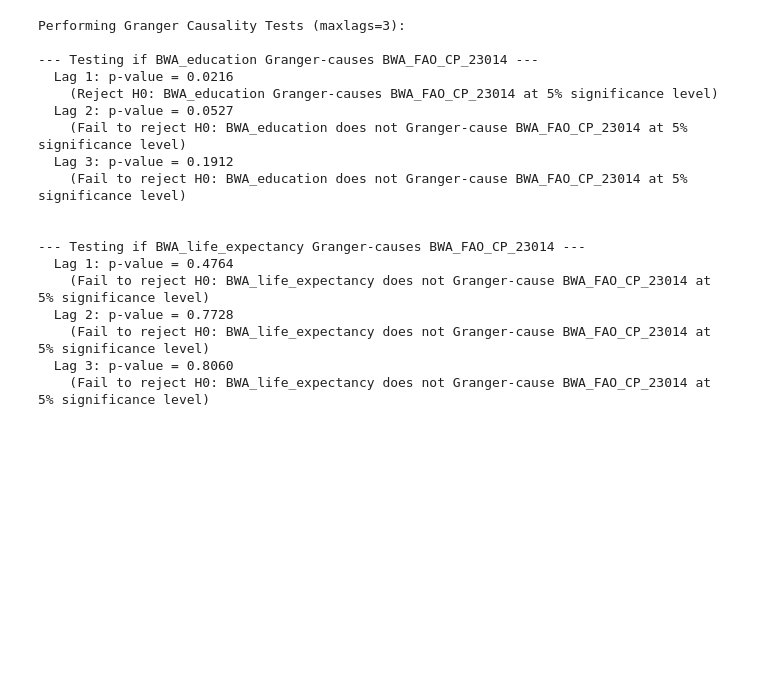
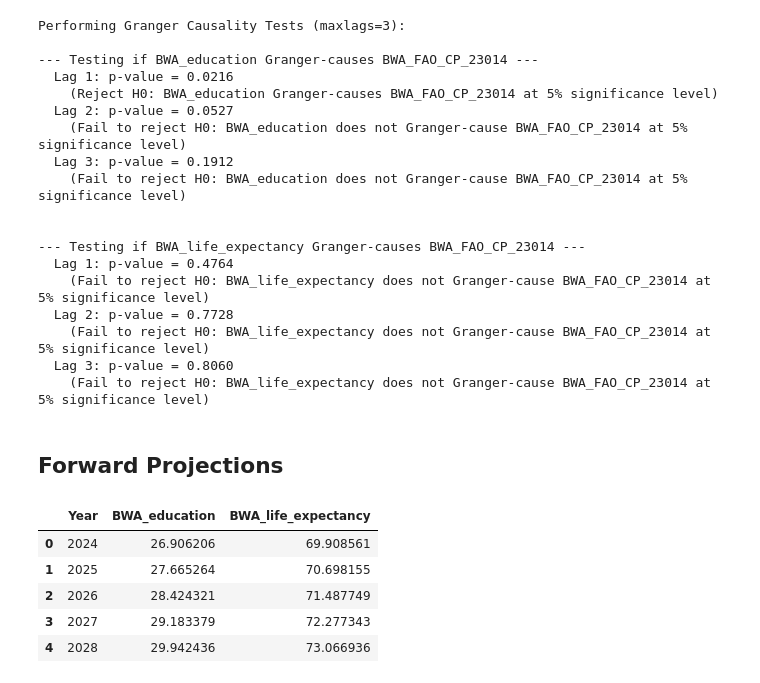
Before and after one commit to GorataB/Hackathon_PolyglotPioneers, a Jupyter notebook: HumanCapitalProject.ipynb, the cells around one changed output. Saved outputs shown, nothing was run; the diff lists cells and outputs as text; code cells hidden in the pictures; blank space fills up the shorter version.

```diff
--- a/HumanCapitalProject.ipynb
+++ b/HumanCapitalProject.ipynb
@@ -174,3 +174,50 @@ Performing Granger Causality Tests (maxlags=3):
     (Fail to reject H0: BWA_life_expectancy does not Granger-cause BWA_FAO_CP_23014 at 5% significance level)
   Lag 3: p-value = 0.8060
     (Fail to reject H0: BWA_life_expectancy does not Granger-cause BWA_FAO_CP_23014 at 5% significance level)
+# %% [markdown]
+## Forward Projections
+# %%
+from sklearn.linear_model import LinearRegression
+
+# Fit trend for education
+edu_model = LinearRegression()
+
+edu_model.fit(
+    hcp_df[["Year"]],
+    hcp_df["BWA_education"]
+)
+
+# Future years
+future_years = pd.DataFrame({
+    "Year": np.arange(
+        hcp_df["Year"].max() + 1,
+        hcp_df["Year"].max() + 6
+    )
+})
+
+# Predict education
+future_years["BWA_education"] = edu_model.predict(
+    future_years[["Year"]]
+)
+# %%
+# Forecast life expectancy
+
+life_model = LinearRegression()
+
+life_model.fit(
+    hcp_df[["Year"]],
+    hcp_df["BWA_life_expectancy"]
+)
+
+future_years["BWA_life_expectancy"] = life_model.predict(
+    future_years[["Year"]]
+)
+# %%
+future_years.head()
+# %% [output]
+|  | Year | BWA_education | BWA_life_expectancy |
+| 0 | 2024 | 26.906206 | 69.908561 |
+| 1 | 2025 | 27.665264 | 70.698155 |
+| 2 | 2026 | 28.424321 | 71.487749 |
+| 3 | 2027 | 29.183379 | 72.277343 |
+| 4 | 2028 | 29.942436 | 73.066936 |
```
Also changed, not shown: parts of 2 cells of this notebook, 2 other files.
